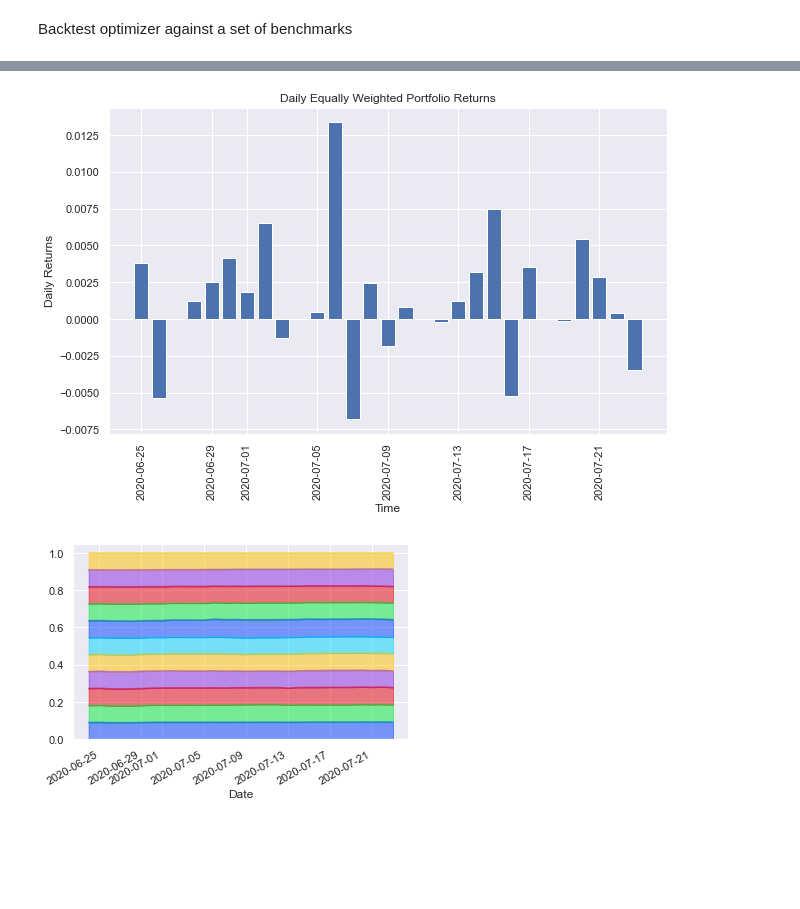
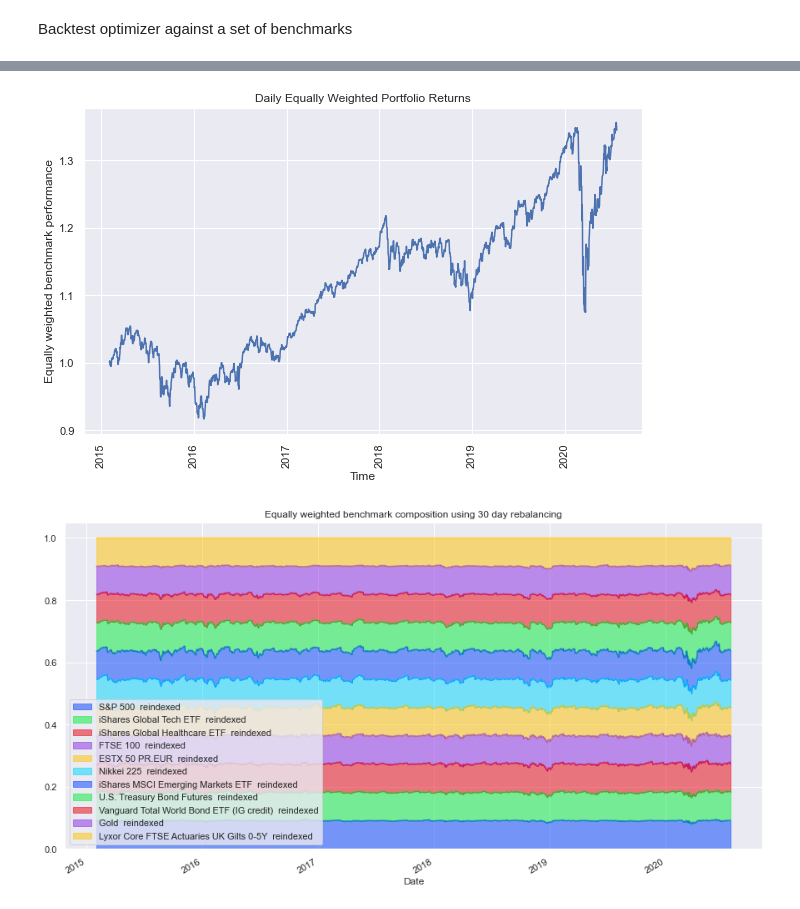
Before and after one commit to dhirlea/Portfolio-Optimizer, a Jupyter notebook: YahooPortfolioOptimizer.ipynb, the cells around one changed output, grey strips where cells are left out. Drawn from its saved outputs; the diff is of its cells as text; code cells hidden in the pictures; blank space fills up the shorter version.

Commit message:
Auto scaling for optimizer + benchmark backtesting

```diff
--- a/YahooPortfolioOptimizer.ipynb
+++ b/YahooPortfolioOptimizer.ipynb
@@ -33,12 +33,12 @@ frequency ='1d'
 
 #Specify time window to download data eg. last 30 days and annualisation factor for days
 
-lookback = 30
+lookback = 2000
 ann_factor = 260
 
 #Generates epoch timestamps to construct URL
 
-today_date = dt.datetime(dt.datetime.now().year, dt.datetime.now().month, dt.datetime.now().day,1,0,0)
+today_date = dt.datetime(dt.datetime.now().year, dt.datetime.now().month, dt.datetime.now().day-1,1,0,0)
 start_date = today_date - dt.timedelta(days=lookback)
 
 today_date_string = str(round(today_date.timestamp()))
@@ -107,13 +107,16 @@ col_names = [ name + ' return' for name in url_dictionary.keys()]
 
 #Compute return series and ffill missing values
 securities_return_df = securities_price_df.pct_change(fill_method='ffill')
-securities_return_df = securities_return_df.set_index(securities_price_df.index).dropna()
+securities_return_df.fillna(0, inplace=True)
+securities_return_df = securities_return_df.set_index(securities_price_df.index)
+securities_return_df.drop(securities_return_df.index[0], inplace=True)
+
 
 securities_return_df.columns = col_names
 
 #Print prices and returns dataframes for debugging purposes
 
-#display(securities_price_df.tail())
+display(securities_price_df.head())
 
 display(securities_return_df.tail())
 
@@ -300,21 +318,33 @@ Sum of custom portfolio weights is 99.00%
 # %% [markdown]
 Backtest optimizer against a set of benchmarks
 # %%
-#Crate a backtest benchmark using an equally weighted portfolio
+#Create a backtest benchmark using an equally weighted portfolio
 
+#Specify rebalance period eg 5 days
+rebalance_period = 30
+
+#Construct a dataframe of drifted benchmark weights
 equal_weights_index =[1 for x in enumerate(securities_return_df.columns)]
 start_index_df = pd.DataFrame(equal_weights_index).transpose()
 start_index_df.columns = securities_return_df.columns
 start_index_df['Date'] = securities_price_df.index[0]
 start_index_df.set_index('Date', inplace=True)
 
-levels_df = np.cumprod(1 + securities_return_df)
-
-drift_index_df = pd.concat([start_index_df, levels_df])
+drift_index_df = pd.concat([start_index_df, securities_return_df])
 
 drifted_col_names = [name.strip('return')+' reindexed' for name in drift_index_df.columns]
+drift_index_df.columns = drifted_col_names
 
-drift_index_df.columns = drifted_col_names
+for day in drift_index_df.index:
+    if drift_index_df.loc[:day,'S&P 500  reindexed'].count() % rebalance_period == 0:
+        drift_index_df.loc[day] = 1
+
+for day in drift_index_df.index:
+    if drift_index_df.loc[day].sum() != drift_index_df.shape[1]:
+        location = drift_index_df.index.get_loc(day)
+        index_array = np.array(drift_index_df.iloc[location - 1])
+        returns_array = np.array(1+securities_return_df.iloc[location-1])
+        drift_index_df.loc[day] = index_array * returns_array
 
 drift_index_df['Levels sum'] = drift_index_df.sum(axis='columns')
 
@@ -325,6 +355,7 @@ for col in drift_index_df.columns:
 
 drift_weights_df.drop(['Levels sum'], axis=1, inplace=True)
 
+# Shift returns dataframe by 1 day to account for timing differences
 zeroes_df = pd.DataFrame(np.full((1,drift_weights_df.shape[1]), 0))
 zeroes_df.columns = securities_return_df.columns
 zeroes_df['Date'] = securities_price_df.index[-1]
@@ -332,9 +363,7 @@ zeroes_df.set_index('Date', inplace=True)
 
 reindexed_securities_return_df = securities_return_df.append(zeroes_df)
 
-#display(drift_weights_df)
-# display(securities_return_df.head())
-#display(reindexed_securities_return_df)
+# Compute benchmark return as the dot product of the drifted weights and the securities return. Drop last record to account for the offset in returns
 
 equal_portfolio_returns_df = np.multiply(reindexed_securities_return_df,drift_weights_df)
 
@@ -342,20 +371,25 @@ equal_portfolio_returns_df = equal_portfolio_returns_df.loc[~equal_portfolio_ret
 
 equal_portfolio_returns_df['Equal weighted portfolio return'] = equal_portfolio_returns_df.sum(axis='columns')
 
-display(equal_portfolio_returns_df.head())
+#display(drift_weights_df.tail())
+#display(reindexed_securities_return_df.tail())
+#display(equal_portfolio_returns_df.tail())
 
+# Plot benchmark returns
 
 sns.set()
 plt.figure(figsize=(10, 6))
-plt.bar(equal_portfolio_returns_df.index, equal_portfolio_returns_df['Equal weighted portfolio return'])
+plt.plot(equal_portfolio_returns_df.index, np.cumprod(1+equal_portfolio_returns_df['Equal weighted portfolio return']))
 plt.xticks(rotation=90)
 plt.title('Daily Equally Weighted Portfolio Returns')
 plt.xlabel('Time')
-plt.ylabel('Daily Returns')
+plt.ylabel('Equally weighted benchmark performance')
 plt.show()
 
+#Plot drifted benchmark weights
 plt.style.use('seaborn-bright')
-drift_weights_df.plot.area(legend=False, alpha=0.5)
+drift_weights_df.plot.area(legend=False, alpha=0.5, figsize=(15,8))
+plt.title('Equally weighted benchmark composition using '+ str(rebalance_period) + ' day rebalancing')
+plt.legend(loc = 'lower left')
 plt.show()
-#display(drift_weights_df)
 # %% [output]
@@ -369,2 +396,2 @@ plt.show()
-[figure, old version]
+[figure, new version]
-[figure, old version]
+[figure, new version]
```
Also changed, not shown: parts of 6 cells of this notebook.
